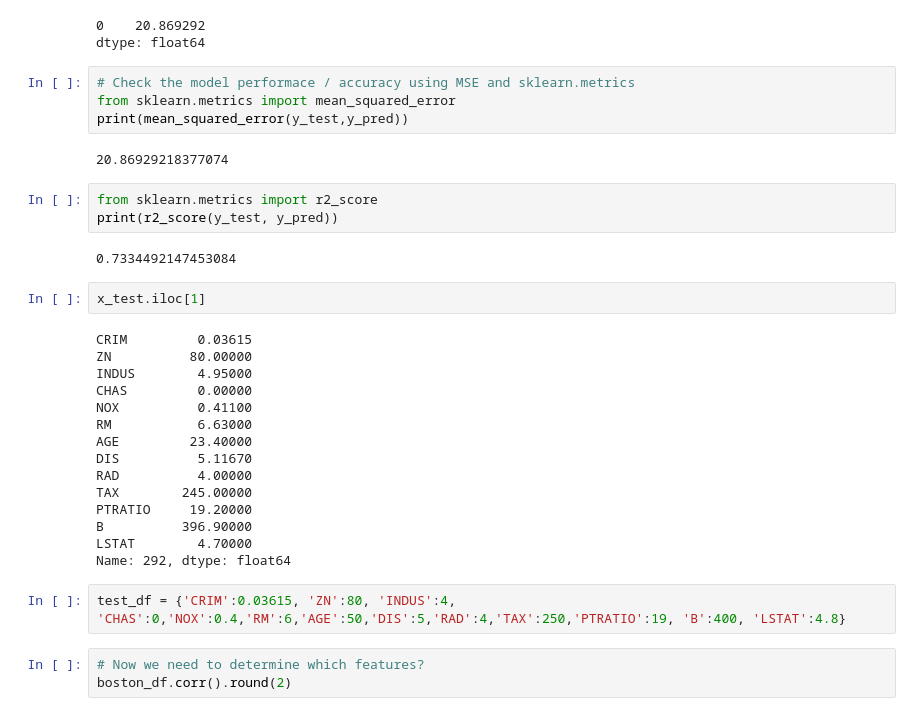
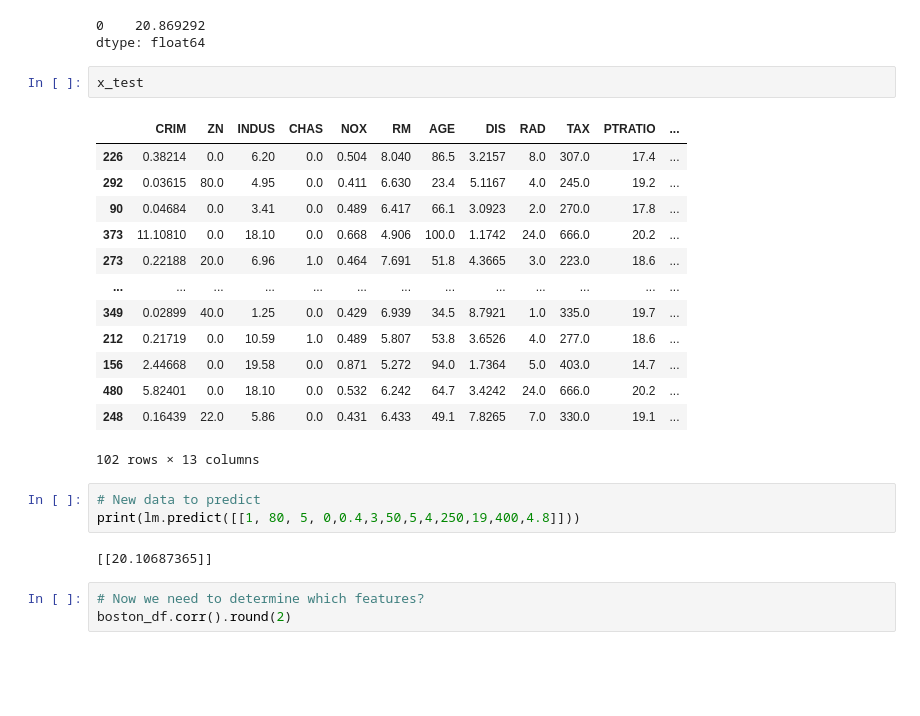
Before and after one commit to DSpythonpizza/LinearRegression, a Jupyter notebook: LinearRegression.ipynb, the cells around one changed output. Saved outputs shown, nothing was run; the diff lists cells and outputs as text; blank space fills up the shorter version.

```diff
--- a/LinearRegression.ipynb
+++ b/LinearRegression.ipynb
@@ -205,36 +204,27 @@ print(np.mean((y_pred - y_test)**2))
 # %% [output]
 0    20.869292
 dtype: float64
-# %%
-# Check the model performace / accuracy using MSE and sklearn.metrics
-from sklearn.metrics import mean_squared_error
-print(mean_squared_error(y_test,y_pred))
-# %% [output]
-20.86929218377074
-# %%
-from sklearn.metrics import r2_score
-print(r2_score(y_test, y_pred))
-# %% [output]
-0.7334492147453084
 # %%
-x_test.iloc[1]
+x_test
 # %% [output]
+|  | CRIM | ZN | INDUS | CHAS | NOX | RM | AGE | DIS | RAD | TAX | PTRATIO | ... |
+| 226 | 0.38214 | 0.0 | 6.20 | 0.0 | 0.504 | 8.040 | 86.5 | 3.2157 | 8.0 | 307.0 | 17.4 | ... |
+| 292 | 0.03615 | 80.0 | 4.95 | 0.0 | 0.411 | 6.630 | 23.4 | 5.1167 | 4.0 | 245.0 | 19.2 | ... |
+| 90 | 0.04684 | 0.0 | 3.41 | 0.0 | 0.489 | 6.417 | 66.1 | 3.0923 | 2.0 | 270.0 | 17.8 | ... |
+| 373 | 11.10810 | 0.0 | 18.10 | 0.0 | 0.668 | 4.906 | 100.0 | 1.1742 | 24.0 | 666.0 | 20.2 | ... |
+| 273 | 0.22188 | 20.0 | 6.96 | 1.0 | 0.464 | 7.691 | 51.8 | 4.3665 | 3.0 | 223.0 | 18.6 | ... |
+| ... | ... | ... | ... | ... | ... | ... | ... | ... | ... | ... | ... | ... |
+| 349 | 0.02899 | 40.0 | 1.25 | 0.0 | 0.429 | 6.939 | 34.5 | 8.7921 | 1.0 | 335.0 | 19.7 | ... |
+| 212 | 0.21719 | 0.0 | 10.59 | 1.0 | 0.489 | 5.807 | 53.8 | 3.6526 | 4.0 | 277.0 | 18.6 | ... |
+| 156 | 2.44668 | 0.0 | 19.58 | 0.0 | 0.871 | 5.272 | 94.0 | 1.7364 | 5.0 | 403.0 | 14.7 | ... |
+| 480 | 5.82401 | 0.0 | 18.10 | 0.0 | 0.532 | 6.242 | 64.7 | 3.4242 | 24.0 | 666.0 | 20.2 | ... |
+| 248 | 0.16439 | 22.0 | 5.86 | 0.0 | 0.431 | 6.433 | 49.1 | 7.8265 | 7.0 | 330.0 | 19.1 | ... |
-CRIM         0.03615
-ZN          80.00000
-INDUS        4.95000
-CHAS         0.00000
-NOX          0.41100
-RM           6.63000
-AGE         23.40000
-DIS          5.11670
-RAD          4.00000
-TAX        245.00000
-PTRATIO     19.20000
-B          396.90000
-LSTAT        4.70000
-Name: 292, dtype: float64
+102 rows × 13 columns
-# %%
-test_df = {'CRIM':0.03615, 'ZN':80, 'INDUS':4, 'CHAS':0,'NOX':0.4,'RM':6,'AGE':50,'DIS':5,'RAD':4,'TAX':250,'PTRATIO':19, 'B':400, 'LSTAT':4.8}
+# %%
+# New data to predict
+print(lm.predict([[1, 80, 5, 0,0.4,3,50,5,4,250,19,400,4.8]]))
+# %% [output]
+[[20.10687365]]
 # %%
 # Now we need to determine which features?
 boston_df.corr().round(2)
```
Also changed, not shown: parts of 27 cells of this notebook.
